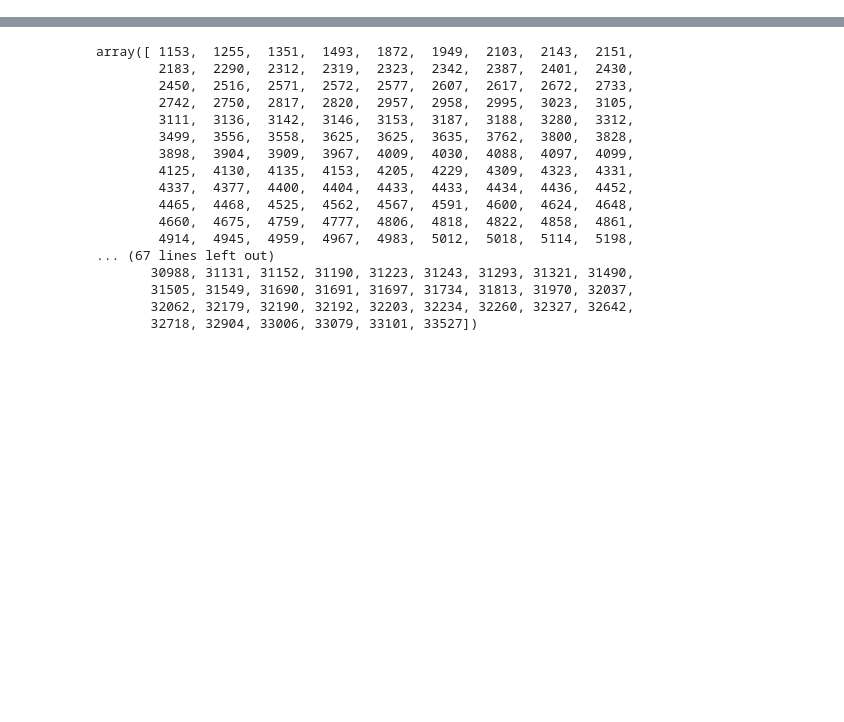
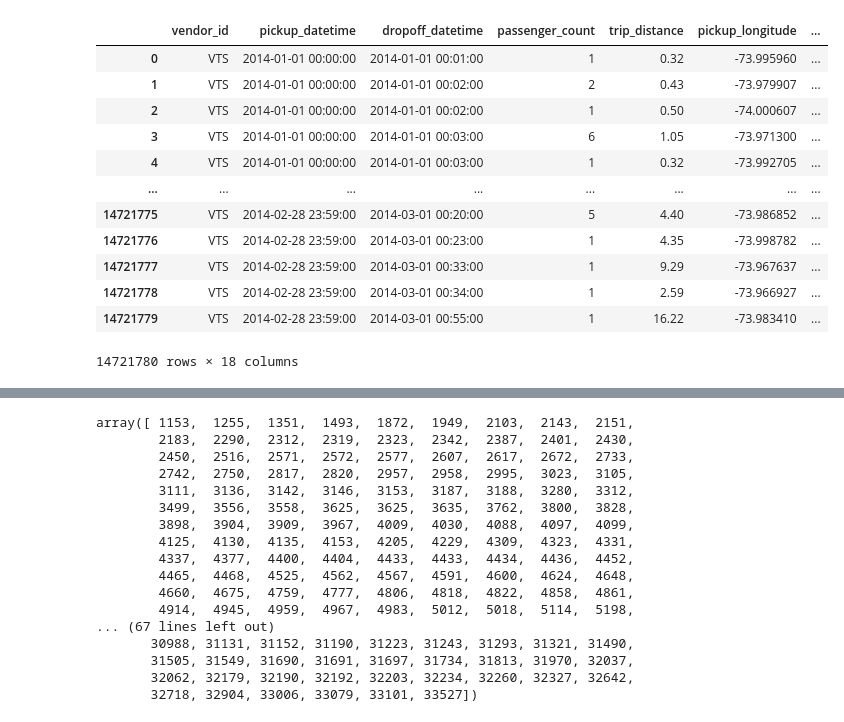
Before and after one commit to JunJun0411/ReinforcementLearning_DynamicPricing, a Jupyter notebook: PickupDropoff.ipynb, the cells around one changed output, grey strips where cells are left out. Cells and saved outputs as stored; diff of their text form; code cells hidden in the pictures; blank space fills up the shorter version.

```diff
--- a/PickupDropoff.ipynb
+++ b/PickupDropoff.ipynb
@@ -24,23 +22,55 @@ pickup = pickup.loc[(pickup["pickup_longitude"] != float(0)) & (pickup["pickup_l
 # %%
+import pandas as pd
+import numpy as np
+import pickle as pkl
+
+data = pd.read_csv("./Data/nyc_taxi_data_2014.csv")
+data = data.loc[(data["pickup_longitude"] != float(0)) & (data["pickup_latitude"] != float(0)) \
+                & (data["dropoff_longitude"] != float(0)) & (data["dropoff_latitude"] != float(0)) \
+                & (data["trip_distance"] != float(0)) , :]\
+.sort_values(by=['pickup_datetime','dropoff_datetime']).reset_index(drop = True)
+with open('./nyc_taxi_data_2014.pkl', 'wb') as f:
+    pkl.dump(data, f)
+data1 = data.loc[(data["pickup_datetime"].str.split('-').str[1] == "01"), :]
+data2 = data.loc[(data["dropoff_datetime"].str.split('-').str[1] == "01"), :]
+pickup = data1[["pickup_datetime", "pickup_longitude", "pickup_latitude",\
+                "dropoff_longitude","dropoff_latitude", "trip_distance"]]
+pickup = pickup.loc[(pickup["pickup_longitude"] != float(0)) & (pickup["pickup_latitude"] != float(0)) \
+                    & (pickup["dropoff_longitude"] != float(0)) & (pickup["dropoff_latitude"] != float(0))\
+                    & (pickup["trip_distance"] != float(0)), :].sort_values(by=['pickup_datetime']).reset_index(drop = True)
 pickup['date'] = pickup['pickup_datetime'].str.split(' ').str[0]
 pickup['time'] = pickup['pickup_datetime'].str.split(' ').str[1]
 pickup['date'] = pickup['date'].str.split('-').str[2]
 pickup['time'] = pickup['time'].str.split(':').str[0]
 del pickup['pickup_datetime']
 # dropoff = data2[["dropoff_datetime","dropoff_longitude", "dropoff_latitude"]]
 # dropoff = dropoff.loc[(dropoff["dropoff_longitude"] != float(0)) & (dropoff["dropoff_latitude"] != float(0)) , :].sort_values(by=['dropoff_datetime']).reset_index(drop = True)
 # dropoff['date'] = dropoff['dropoff_datetime'].str.split(' ').str[0]
 # dropoff['time'] = dropoff['dropoff_datetime'].str.split(' ').str[1]
 # dropoff['date'] = dropoff['date'].str.split('-').str[2]
 # dropoff['time'] = dropoff['time'].str.split(':').str[0]
 # del dropoff['dropoff_datetime']
 with open('./Data/pickup.pkl', 'wb')as f:
     pkl.dump(pickup, f)
 # with open('./dropoff.pkl', 'wb')as f:
 #     pkl.dump(dropoff, f)
 #
-# pickup = pd.read_pickle("./Data/pickup.pkl")
-# # dropoff = pd.read_pickle("./dropoff.pkl")
+pickup = pd.read_pickle("./Data/pickup.pkl")
+# dropoff = pd.read_pickle("./dropoff.pkl")
 
-# data
+data
+# %% [output]
+|  | vendor_id | pickup_datetime | dropoff_datetime | passenger_count | trip_distance | pickup_longitude | ... |
+| 0 | VTS | 2014-01-01 00:00:00 | 2014-01-01 00:01:00 | 1 | 0.32 | -73.995960 | ... |
+| 1 | VTS | 2014-01-01 00:00:00 | 2014-01-01 00:02:00 | 2 | 0.43 | -73.979907 | ... |
+| 2 | VTS | 2014-01-01 00:00:00 | 2014-01-01 00:02:00 | 1 | 0.50 | -74.000607 | ... |
+| 3 | VTS | 2014-01-01 00:00:00 | 2014-01-01 00:03:00 | 6 | 1.05 | -73.971300 | ... |
+| 4 | VTS | 2014-01-01 00:00:00 | 2014-01-01 00:03:00 | 1 | 0.32 | -73.992705 | ... |
+| ... | ... | ... | ... | ... | ... | ... | ... |
+| 14721775 | VTS | 2014-02-28 23:59:00 | 2014-03-01 00:20:00 | 5 | 4.40 | -73.986852 | ... |
+| 14721776 | VTS | 2014-02-28 23:59:00 | 2014-03-01 00:23:00 | 1 | 4.35 | -73.998782 | ... |
+| 14721777 | VTS | 2014-02-28 23:59:00 | 2014-03-01 00:33:00 | 1 | 9.29 | -73.967637 | ... |
+| 14721778 | VTS | 2014-02-28 23:59:00 | 2014-03-01 00:34:00 | 1 | 2.59 | -73.966927 | ... |
+| 14721779 | VTS | 2014-02-28 23:59:00 | 2014-03-01 00:55:00 | 1 | 16.22 | -73.983410 | ... |
+14721780 rows × 18 columns
 # %%
```
Also changed, not shown: parts of 6 cells of this notebook.
